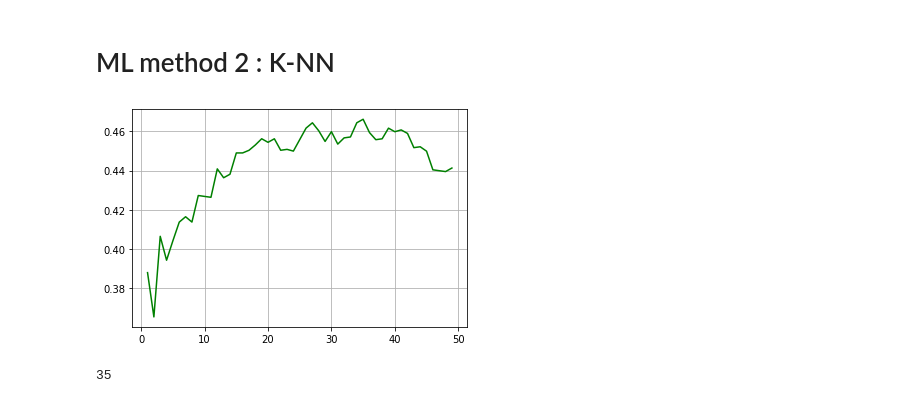
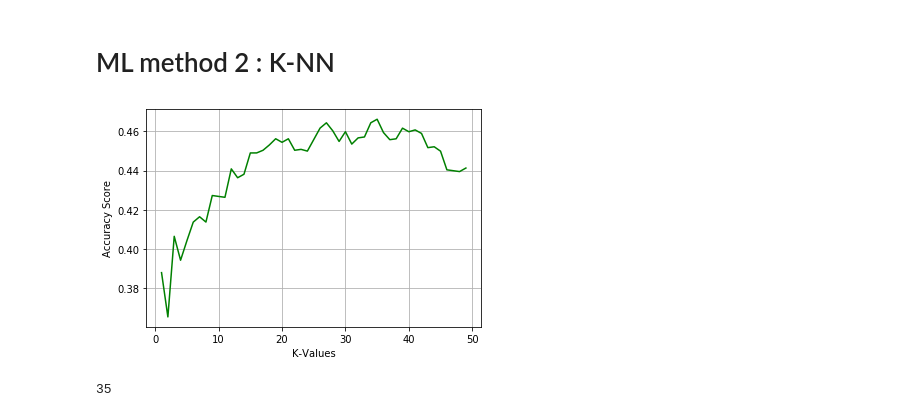
Before and after one commit to wgbarron/Soccer-Game-Predictor, a Jupyter notebook: Championship Predictor.ipynb, the cells around one changed output. Cells and saved outputs as stored; diff of their text form; code cells hidden in the pictures.

```diff
--- a/Championship Predictor.ipynb
+++ b/Championship Predictor.ipynb
@@ -225,21 +225,24 @@ Interestingly PCA slightly decreased the accuracy of SVM. This may be explained
 # %%
 #First I will find the best possible k value for K-NN
 
 k_values = [i for i in range(1,50)]
 k_acc_scores = []
 
 for k in k_values: #For K values ranging from 1 to 50
     knn = KNeighborsClassifier(n_neighbors=k)
     cv_scores = cross_val_score(knn, match_data, FTR_ID.values.ravel(), cv = 5, scoring = 'accuracy')
     k_acc_scores.append(cv_scores.mean())
 
 optimal_k = k_values[k_acc_scores.index(max(k_acc_scores))]
 plt.plot(k_values, k_acc_scores, color = 'green')
 plt.grid(True)
 
+plt.xlabel('K-Values')
+plt.ylabel('Accuracy Score')
+
 plt.show()
 # %% [output]
-[figure, old version]
+[figure, new version]
 # %%
 optimal_k
 # %% [output]
```
Also changed, not shown: parts of 2 cells of this notebook.
